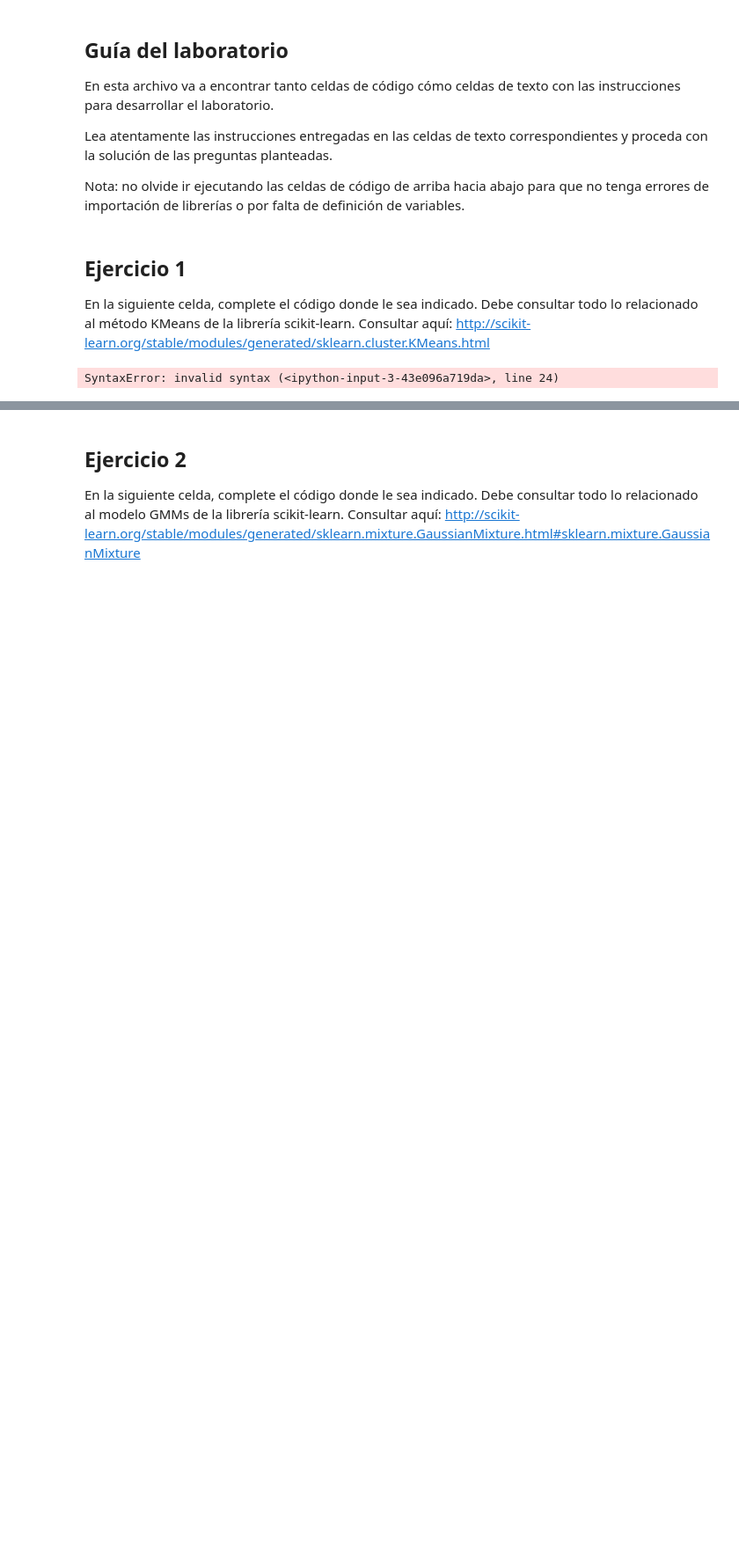
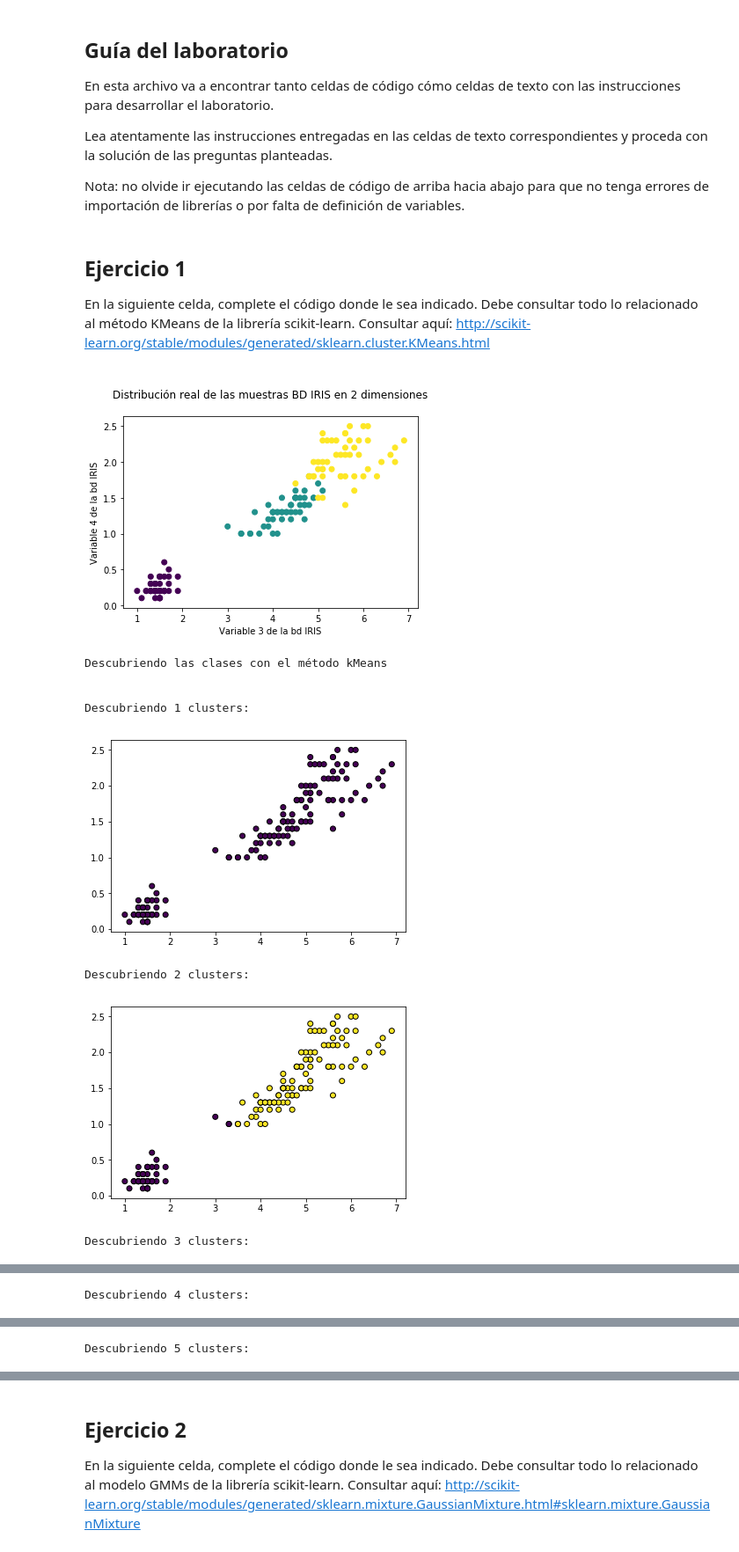
Before and after one commit to Djvash01/Simulacion, a Jupyter notebook: Lab3/laboratorio_3.ipynb, the cells around one changed output, grey strips where cells are left out. Shown at 88% size. Cells and saved outputs as stored; diff of their text form; code cells hidden in the pictures; blank space fills up the shorter version.

```diff
--- a/Lab3/laboratorio_3.ipynb
+++ b/Lab3/laboratorio_3.ipynb
@@ -31,30 +31,38 @@ En la siguiente celda, complete el código donde le sea indicado. Debe consultar
 # %%
 import numpy as np
 import matplotlib.pyplot as plt
 
 from sklearn.cluster import KMeans
 from sklearn import datasets
 
 iris = datasets.load_iris()
 X, y = iris.data, iris.target
 
 plt.scatter(X[:,2], X[:,3], c=y)
 plt.title(u'\nDistribución real de las muestras BD IRIS en 2 dimensiones\n')
 plt.xlabel('Variable 3 de la bd IRIS')
 plt.ylabel('Variable 4 de la bd IRIS')
 plt.show()
 
 print('\n\nDescubriendo las clases con el método kMeans\n\n')
 
 for k in range(1,6,1):
 
     print('Descubriendo ' + str(k) + ' clusters:\n')
     #Complete el código llamando al método KMeans usando inicialización de los centroides de manera aleatoria
-    #usando las muestras de entrenamiento, tal como lo explicamos en clase. Use el algorímo EM para el
+    #usando las muestras de entrenamiento, tal como lo explicamos en clase. Use el algorítmo EM para el
     #Entrenamiento
-    kmeans =
+    kmeans = KMeans(n_clusters=k, init='random', algorithm='full').fit(X)
     labels = kmeans.labels_
     plt.scatter(X[:,2], X[:,3], c=labels.astype(np.float), edgecolor='k')
     plt.show()
 # %% [output]
+[figure, added]
-SyntaxError: invalid syntax (<ipython-input-3-43e096a719da>, line 24)
+Descubriendo las clases con el método kMeans
+
+
+Descubriendo 1 clusters:
+[figure, added]
+Descubriendo 2 clusters:
+[figure, added]
+Descubriendo 3 clusters:
@@ -60,0 +70 @@ SyntaxError: invalid syntax (<ipython-input-3-43e096a719da>, line 24)
+Descubriendo 4 clusters:
@@ -60,0 +72 @@ SyntaxError: invalid syntax (<ipython-input-3-43e096a719da>, line 24)
+Descubriendo 5 clusters:
```
Also changed, not shown: parts of 5 cells of this notebook, 1 other file.
